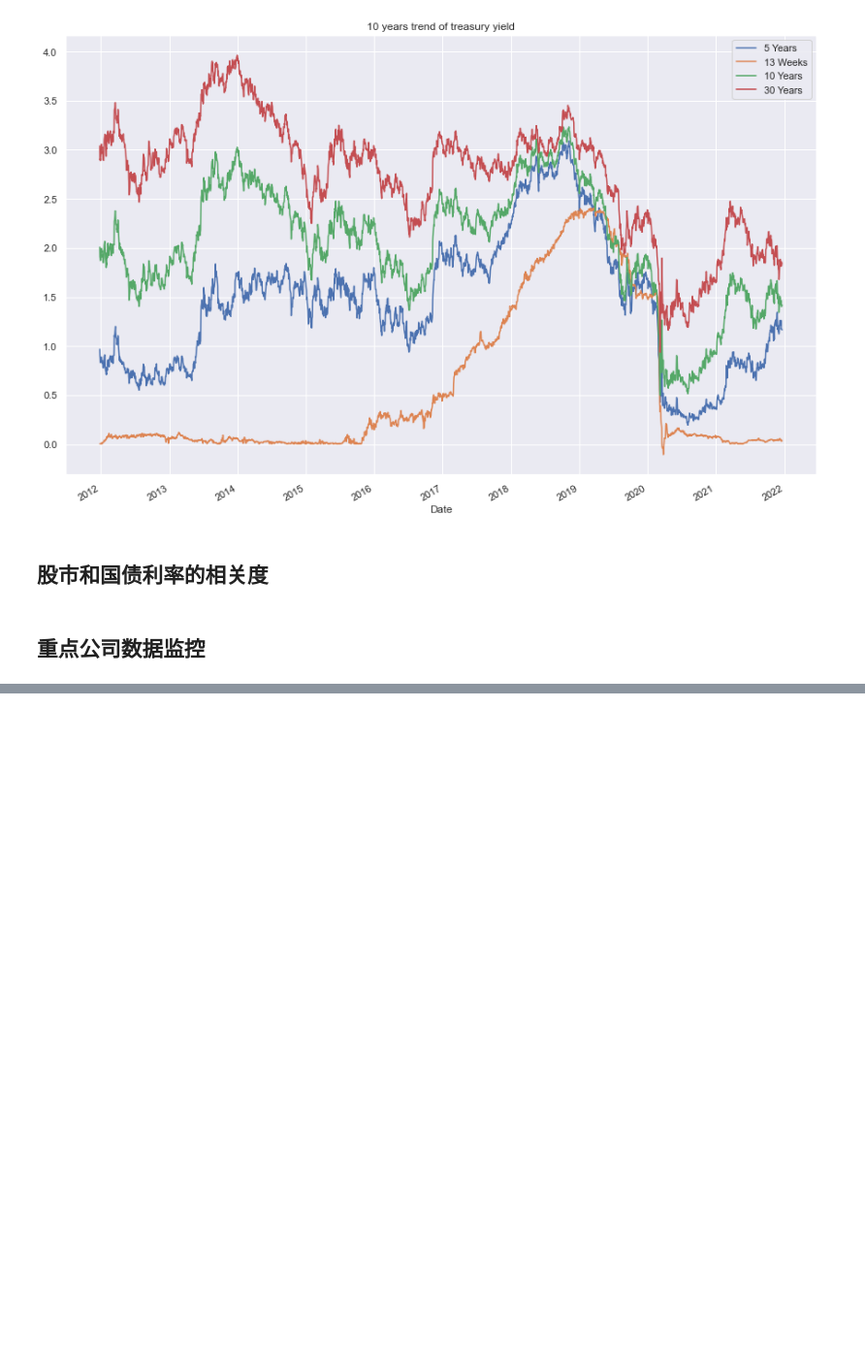
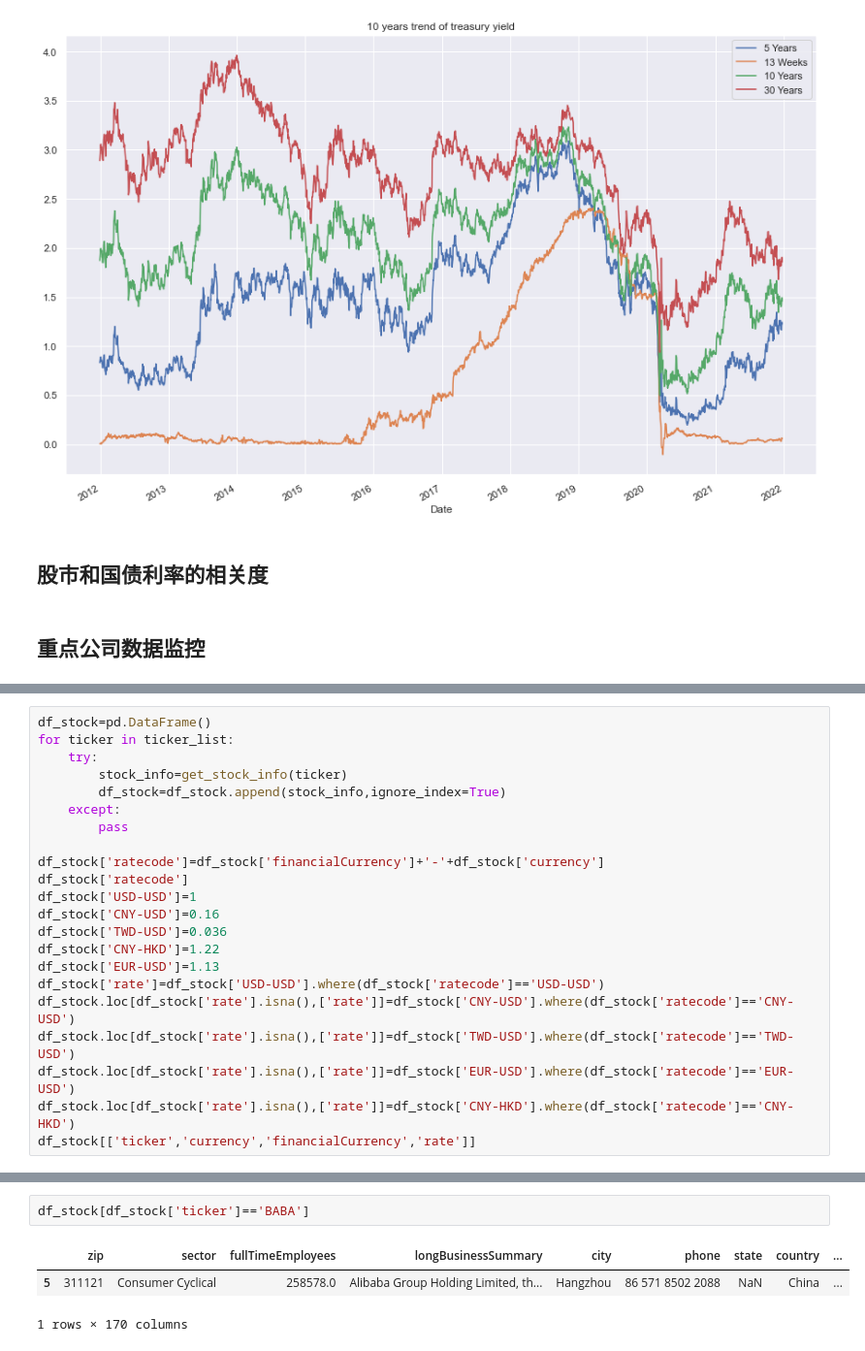
Before and after one commit to koalainfotech/skydog, a Jupyter notebook: notebooks/Value Investment Monitor.ipynb, the cells around one changed output, grey strips where cells are left out. Shown: that part at 97% size. Cells and saved outputs as stored; diff of their text form; blank space fills up the shorter version.

```diff
--- a/notebooks/Value Investment Monitor.ipynb
+++ b/notebooks/Value Investment Monitor.ipynb
@@ -118,0 +99,22 @@ for ticker in ticker_list:
+# %%
+df_stock=pd.DataFrame()
+for ticker in ticker_list:
+    try:
+        stock_info=get_stock_info(ticker)
+        df_stock=df_stock.append(stock_info,ignore_index=True)
+    except:
+        pass
+
+df_stock['ratecode']=df_stock['financialCurrency']+'-'+df_stock['currency']
+df_stock['ratecode']
+df_stock['USD-USD']=1
+df_stock['CNY-USD']=0.16
+df_stock['TWD-USD']=0.036
+df_stock['CNY-HKD']=1.22
+df_stock['EUR-USD']=1.13
+df_stock['rate']=df_stock['USD-USD'].where(df_stock['ratecode']=='USD-USD')
+df_stock.loc[df_stock['rate'].isna(),['rate']]=df_stock['CNY-USD'].where(df_stock['ratecode']=='CNY-USD')
+df_stock.loc[df_stock['rate'].isna(),['rate']]=df_stock['TWD-USD'].where(df_stock['ratecode']=='TWD-USD')
+df_stock.loc[df_stock['rate'].isna(),['rate']]=df_stock['EUR-USD'].where(df_stock['ratecode']=='EUR-USD')
+df_stock.loc[df_stock['rate'].isna(),['rate']]=df_stock['CNY-HKD'].where(df_stock['ratecode']=='CNY-HKD')
+df_stock[['ticker','currency','financialCurrency','rate']]
@@ -140,0 +163,6 @@ df_stock.style.format(precision=2)
+# %%
+df_stock[df_stock['ticker']=='BABA']
+# %% [output]
+|  | zip | sector | fullTimeEmployees | longBusinessSummary | city | phone | state | country | ... |
+| 5 | 311121 | Consumer Cyclical | 258578.0 | Alibaba Group Holding Limited, th... | Hangzhou | 86 571 8502 2088 | NaN | China | ... |
+1 rows × 170 columns
```
Also changed, not shown: parts of 9 cells of this notebook, 4 other files.
